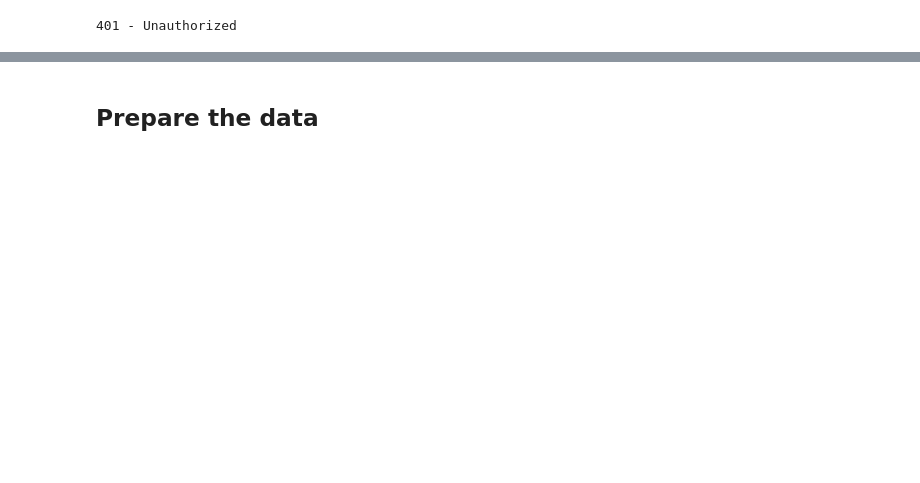
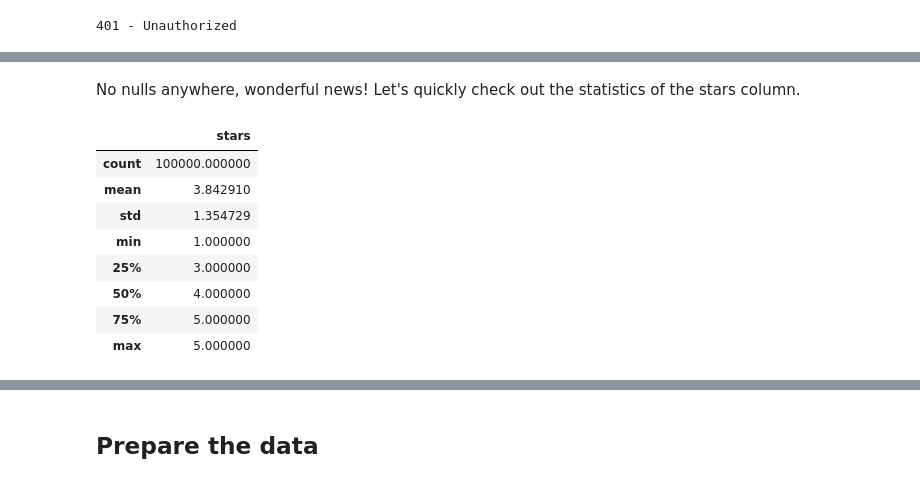
Before and after one commit to de-lachende-cavalier/amd-project, a Jupyter notebook: dl_notebook.ipynb, the cells around one changed output, grey strips where cells are left out. Saved outputs shown, nothing was run; the diff lists cells and outputs as text; code cells hidden in the pictures; blank space fills up the shorter version.

```diff
--- a/dl_notebook.ipynb
+++ b/dl_notebook.ipynb
@@ -155,0 +120,14 @@ map_obj
+# %% [markdown]
+No nulls anywhere, wonderful news! Let's quickly check out the statistics of the stars column.
+# %%
+review_df.describe()
+# %% [output]
+|  | stars |
+| count | 100000.000000 |
+| mean | 3.842910 |
+| std | 1.354729 |
+| min | 1.000000 |
+| 25% | 3.000000 |
+| 50% | 4.000000 |
+| 75% | 5.000000 |
+| max | 5.000000 |
```
Also changed, not shown: parts of 93 cells of this notebook.
